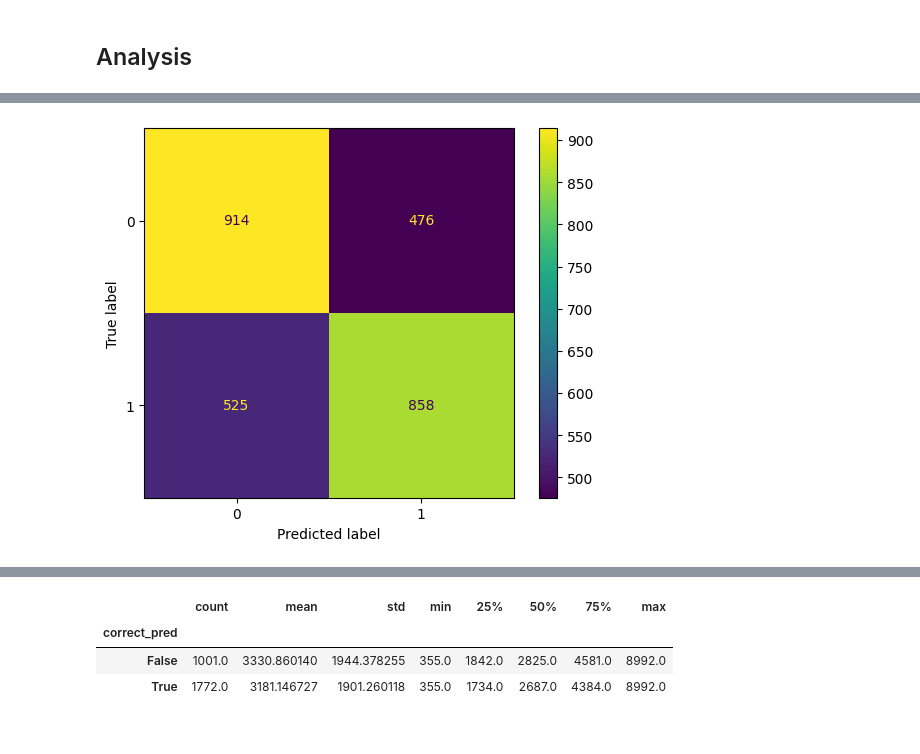
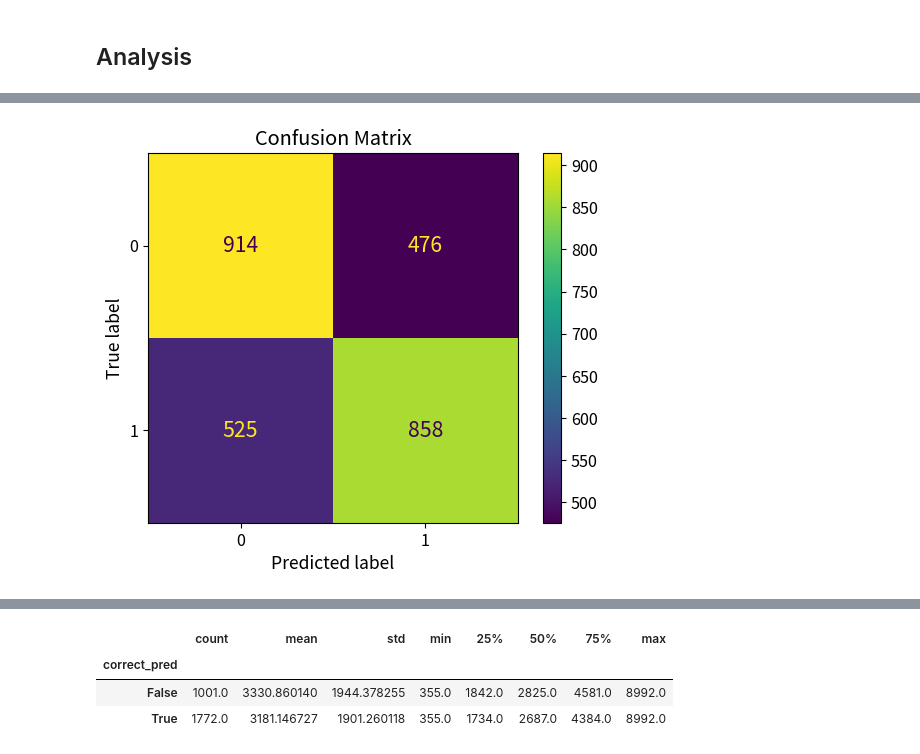
Before and after one commit to f-krause/master-thesis, a Jupyter notebook: experiments/visualisation/ptrnet_prediction_vis.ipynb, the cells around one changed output, grey strips where cells are left out. Drawn from its saved outputs; the diff is of its cells as text; code cells hidden in the pictures.

```diff
--- a/experiments/visualisation/ptrnet_prediction_vis.ipynb
+++ b/experiments/visualisation/ptrnet_prediction_vis.ipynb
@@ -302,10 +492,13 @@ df.groupby("rna").correct_pred.sum().hist(density=True)
 # %%
 import matplotlib.pyplot as plt
 from sklearn.metrics import confusion_matrix, ConfusionMatrixDisplay
 
 cm = confusion_matrix(df.target, df.prediction_bin)
+
+
 disp = ConfusionMatrixDisplay(confusion_matrix=cm)
-disp.plot()
+disp.plot(text_kw={'fontsize': 17})
+plt.title("Confusion Matrix")
 plt.show()
 # %% [output]
-[figure, old version]
+[figure, new version]
```
Also changed, not shown: parts of 23 cells of this notebook.
